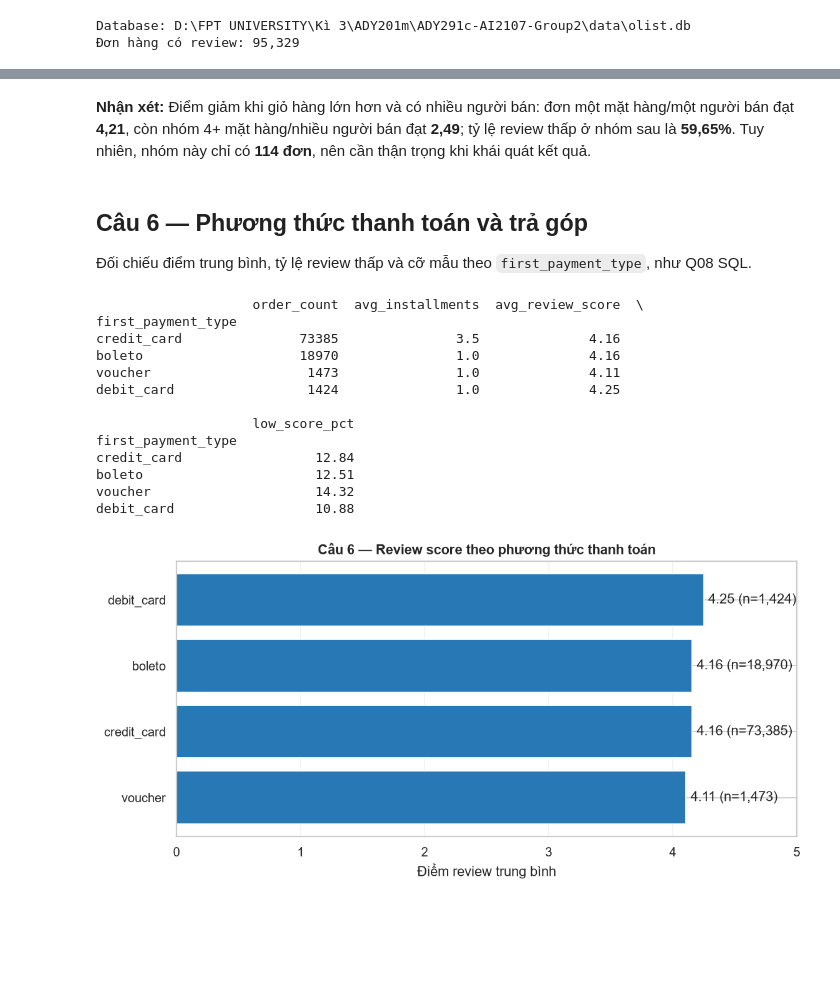
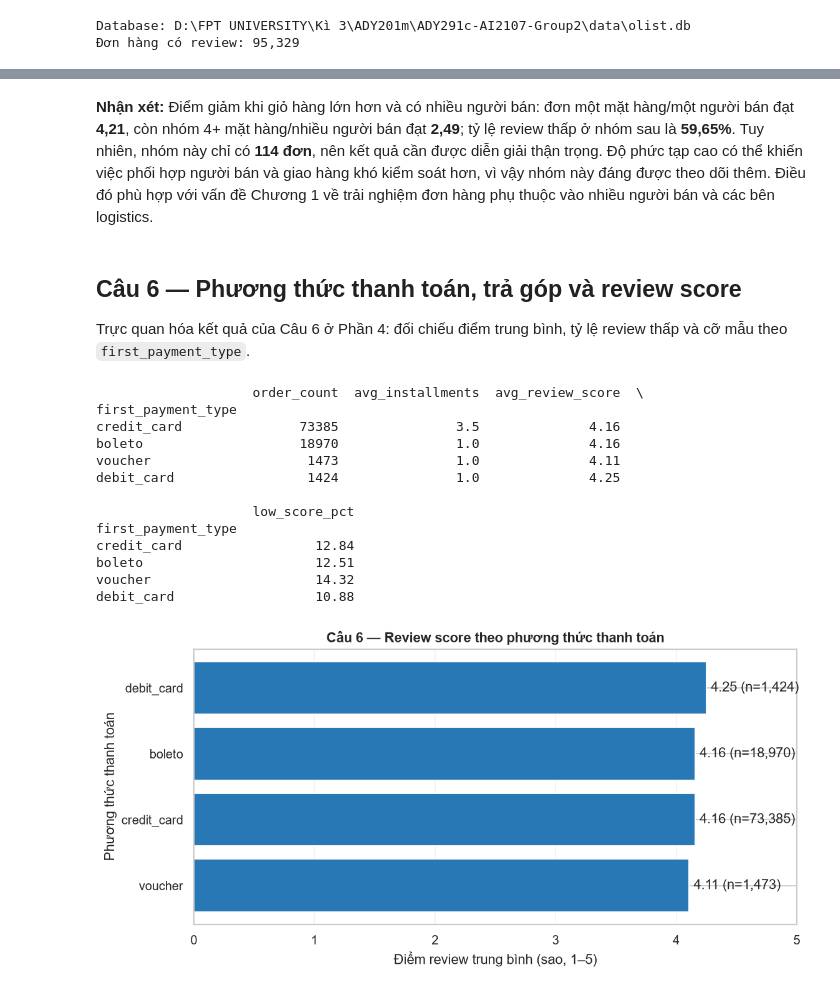
Before and after one commit to TrungTayNA/ADY291c-AI2107-Group-1, a Jupyter notebook: Notebooks Project/5_Data Visualization/05_Data_Visualization.ipynb, the cells around one changed output, grey strips where cells are left out. Cells and saved outputs as stored; diff of their text form; code cells hidden in the pictures; blank space fills up the shorter version.

```diff
--- a/Notebooks Project/5_Data Visualization/05_Data_Visualization.ipynb
+++ b/Notebooks Project/5_Data Visualization/05_Data_Visualization.ipynb
@@ -233,41 +286,41 @@ basket_group seller_group
 # %% [markdown]
-**Nhận xét:** Điểm giảm khi giỏ hàng lớn hơn và có nhiều người bán: đơn một mặt hàng/một người bán đạt **4,21**, còn nhóm 4+ mặt hàng/nhiều người bán đạt **2,49**; tỷ lệ review thấp ở nhóm sau là **59,65%**. Tuy nhiên, nhóm này chỉ có **114 đơn**, nên cần thận trọng khi khái quát kết quả.
+**Nhận xét:** Điểm giảm khi giỏ hàng lớn hơn và có nhiều người bán: đơn một mặt hàng/một người bán đạt **4,21**, còn nhóm 4+ mặt hàng/nhiều người bán đạt **2,49**; tỷ lệ review thấp ở nhóm sau là **59,65%**. Tuy nhiên, nhóm này chỉ có **114 đơn**, nên kết quả cần được diễn giải thận trọng. Độ phức tạp cao có thể khiến việc phối hợp người bán và giao hàng khó kiểm soát hơn, vì vậy nhóm này đáng được theo dõi thêm. Điều đó phù hợp với vấn đề Chương 1 về trải nghiệm đơn hàng phụ thuộc vào nhiều người bán và các bên logistics.
 # %% [markdown]
-## Câu 6 — Phương thức thanh toán và trả góp
+## Câu 6 — Phương thức thanh toán, trả góp và review score
 
-Đối chiếu điểm trung bình, tỷ lệ review thấp và cỡ mẫu theo `first_payment_type`, như Q08 SQL.
+Trực quan hóa kết quả của Câu 6 ở Phần 4: đối chiếu điểm trung bình, tỷ lệ review thấp và cỡ mẫu theo `first_payment_type`.
 # %%
 q08 = reviews.dropna(subset=["first_payment_type"]).groupby("first_payment_type").agg(
     order_count=("order_id", "size"),
     avg_installments=("max_installments", "mean"),
     avg_review_score=("review_score", "mean"),
     low_score_pct=("low_score", "mean"),
 ).sort_values("order_count", ascending=False)
 q08["low_score_pct"] *= 100
 print(q08.round(2))
 
 fig, ax = plt.subplots(figsize=(9, 4.5))
 plot_data = q08.sort_values("avg_review_score")
 bars = ax.barh(plot_data.index, plot_data["avg_review_score"], color="#2878B5")
 ax.bar_label(bars, labels=[f"{score:.2f} (n={n:,})" for score, n in zip(plot_data["avg_review_score"], plot_data["order_count"])], padding=4)
-ax.set(title="Câu 6 — Review score theo phương thức thanh toán", xlabel="Điểm review trung bình", xlim=(0, 5))
-ax.set_ylabel("")
+ax.set(title="Câu 6 — Review score theo phương thức thanh toán", xlabel="Điểm review trung bình (sao, 1–5)", xlim=(0, 5))
+ax.set_ylabel("Phương thức thanh toán")
 ax.grid(axis="x", alpha=0.25)
 fig.tight_layout()
 save_figure(fig, "05_06_payment_vs_review_score.png")
 # %% [output]
                     order_count  avg_installments  avg_review_score  \
 first_payment_type
 credit_card               73385               3.5              4.16
 boleto                    18970               1.0              4.16
 voucher                    1473               1.0              4.11
 debit_card                 1424               1.0              4.25
 
                     low_score_pct
 first_payment_type
 credit_card                 12.84
 boleto                      12.51
 voucher                     14.32
 debit_card                  10.88
-[figure, old version]
+[figure, new version]
 # %% [markdown]
```
Also changed, not shown: parts of 30 cells of this notebook, 12 other files.
